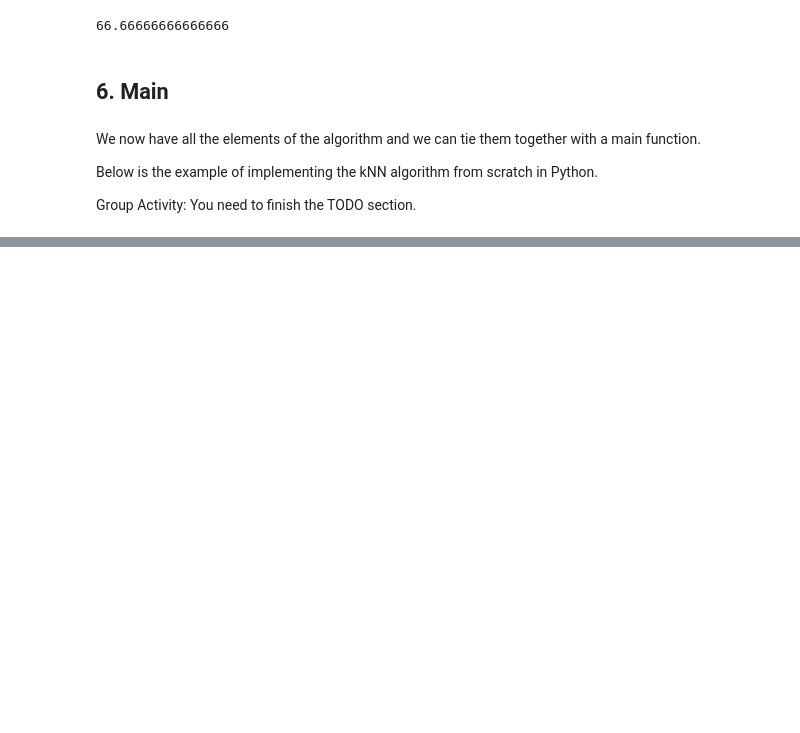
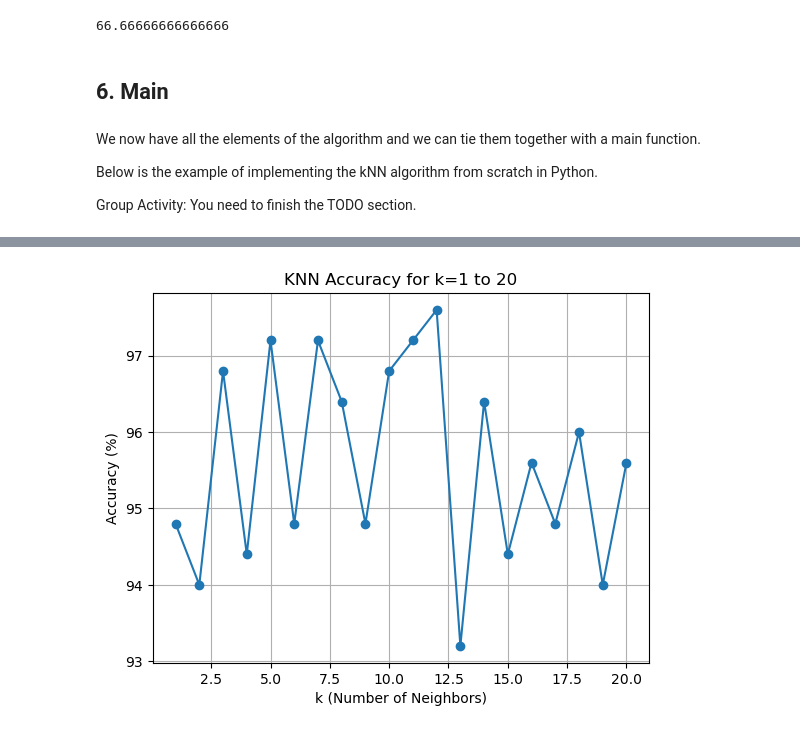
Before and after one commit to jrogersECU/Machine_learning_Fall2024, a Jupyter notebook: Machine_Learning/CSCI_4120/KNN/knn.ipynb, the cells around one changed output, grey strips where cells are left out. Saved outputs shown, nothing was run; the diff lists cells and outputs as text; code cells hidden in the pictures; blank space fills up the shorter version.

Commit message:
Feat: Modified Main cell for homework 1 using KNeighbors classifier (Implemented KNN average for k = 1 through 20 and made a line chart to display)

```diff
--- a/Machine_Learning/CSCI_4120/KNN/knn.ipynb
+++ b/Machine_Learning/CSCI_4120/KNN/knn.ipynb
@@ -288,0 +202,64 @@ TypeError: getNeighbors() missing 2 required positional arguments: 'testInstance
+# %%
+# Example of kNN implemented from Scratch in Python
+
+import pandas as pd
+import random
+import math
+import operator
+from sklearn.model_selection import train_test_split
+from sklearn.neighbors import KNeighborsClassifier
+from sklearn.metrics import accuracy_score
+import matplotlib.pyplot as plt
+import numpy as np
+
+# function to load the dataset
+def loadDataset(url):
+    df = pd.read_csv(url, header=None)
+    X = df.iloc[:, :-1].values  # Features
+    y = df.iloc[:, -1].values   # Labels
+    return X, y
+
+# function to evaluate KNN accuracy
+def main():
+
+    url = 'https://raw.githubusercontent.com/ruiwu1990/CSCI_4120/master/KNN/iris.data'
+    X, y = loadDataset(url)
+
+    # Split data into training and testing
+    split = 0.67
+    accuracies = []
+
+    # Repeat KNN for k=1 through 20
+    for k in range(1, 21):
+        k_accuracies = []
+        # Repeat 5 times
+        for _ in range(5):
+            # Split the dataset
+            X_train, X_test, y_train, y_test = train_test_split(X, y, test_size=1 - split, random_state=None, shuffle=True)
+
+            # Initialize KNeighborsClassifier with current k
+            knn = KNeighborsClassifier(n_neighbors=k)
+            knn.fit(X_train, y_train)
+
+            # Make predictions
+            y_pred = knn.predict(X_test)
+
+            # Calculate accuracy and append
+            accuracy = accuracy_score(y_test, y_pred) * 100
+            k_accuracies.append(accuracy)
+
+        # Calculate the average for the current k
+        avg_accuracy = np.mean(k_accuracies)
+        accuracies.append(avg_accuracy)
+        print(f'Average accuracy for k={k}: {avg_accuracy:.2f}%')
+
+    # Make a line chart
+    plt.plot(range(1, 21), accuracies, marker='o')
+    plt.title('KNN Accuracy for k=1 to 20')
+    plt.xlabel('k (Number of Neighbors)')
+    plt.ylabel('Accuracy (%)')
+    plt.grid(True)
+    plt.show()
+
+main()
+# %% [output]
@@ -288,0 +286 @@ TypeError: getNeighbors() missing 2 required positional arguments: 'testInstance
+[figure, added]
```
Also changed, not shown: parts of 2 cells of this notebook.
